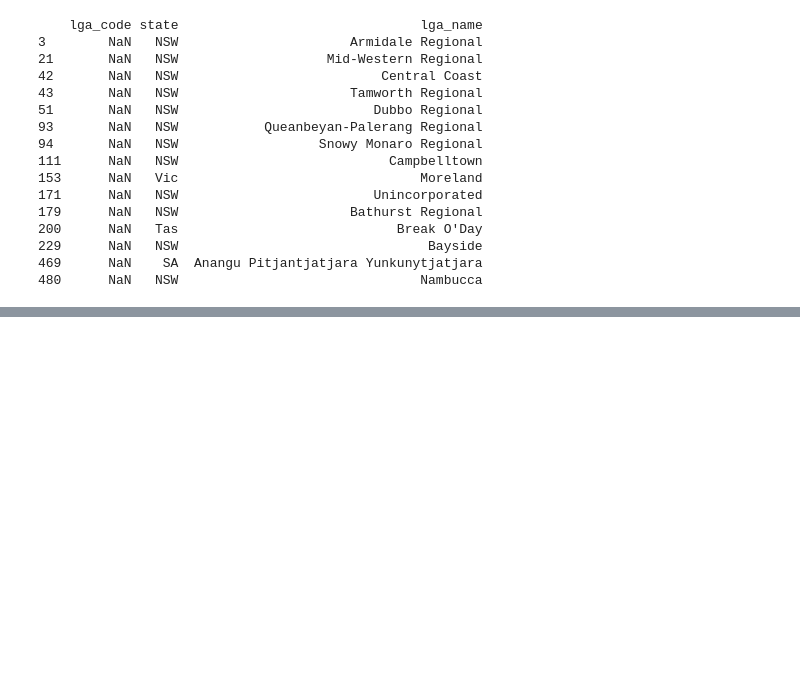
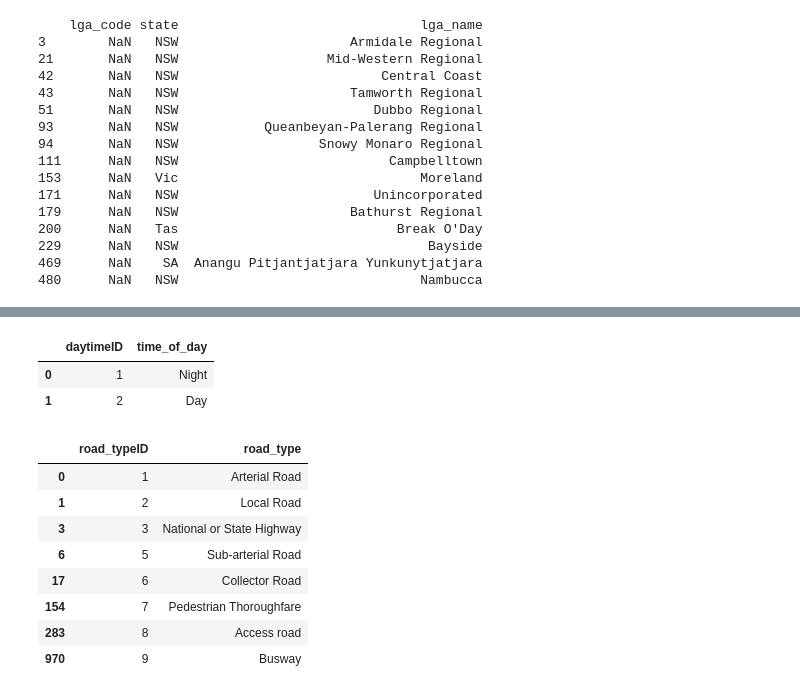
Before and after one commit to gambit0070/Data-Warehouse, a Jupyter notebook: ETL.ipynb, the cells around one changed output, grey strips where cells are left out. Saved outputs shown, nothing was run; the diff lists cells and outputs as text; code cells hidden in the pictures; blank space fills up the shorter version.

```diff
--- a/ETL.ipynb
+++ b/ETL.ipynb
@@ -485,0 +470,28 @@ crash_type_dim
+# %%
+# create daytime dimension table
+daytime_dim = df[['time_of_day']].drop_duplicates()
+daytime_dim['daytimeID'] = range(1, len(daytime_dim) + 1)
+daytime_dim = daytime_dim[['daytimeID', 'time_of_day']]
+daytime_dim.dropna(subset=['time_of_day'], inplace=True)
+daytime_dim
+# %% [output]
+|  | daytimeID | time_of_day |
+| 0 | 1 | Night |
+| 1 | 2 | Day |
+# %%
+# create road_type dimension table
+road_type_dim = df[['road_type']].drop_duplicates()
+road_type_dim['road_typeID'] = range(1, len(road_type_dim) + 1)
+road_type_dim = road_type_dim[['road_typeID', 'road_type']]
+road_type_dim.dropna(subset=['road_type'], inplace=True)
+road_type_dim
+# %% [output]
+|  | road_typeID | road_type |
+| 0 | 1 | Arterial Road |
+| 1 | 2 | Local Road |
+| 3 | 3 | National or State Highway |
+| 6 | 5 | Sub-arterial Road |
+| 17 | 6 | Collector Road |
+| 154 | 7 | Pedestrian Thoroughfare |
+| 283 | 8 | Access road |
+| 970 | 9 | Busway |
```
Also changed, not shown: parts of 28 cells of this notebook, 4 other files.
